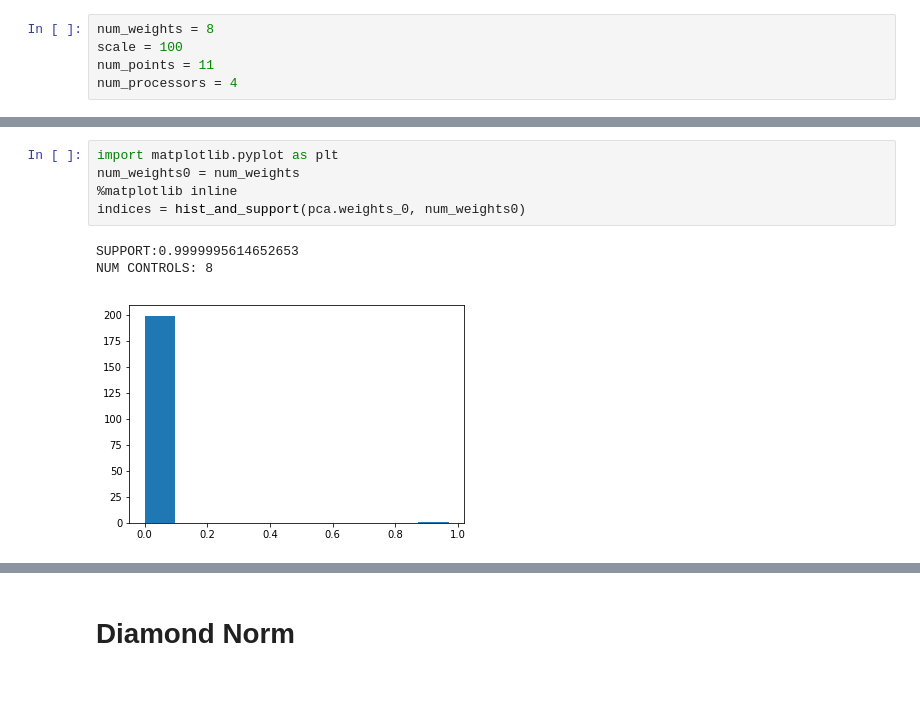
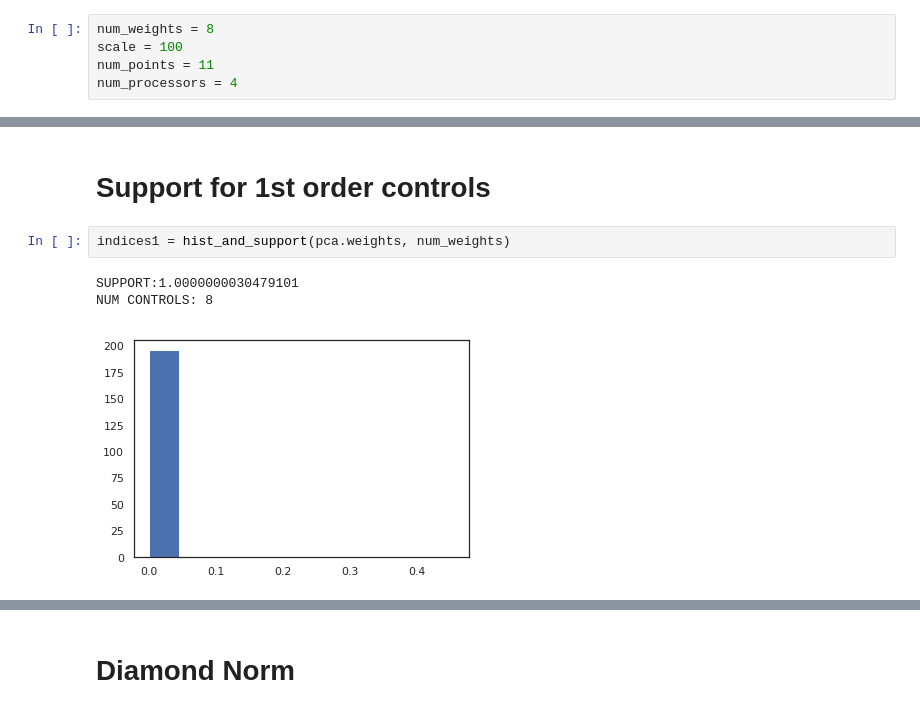
Before and after one commit to ampolloreno/decorrelating_errors, a Jupyter notebook: code/Quadratic Programs Working (sqrtX).ipynb, the cells around one changed output, grey strips where cells are left out. Cells and saved outputs as stored; diff of their text form; blank space fills up the shorter version.

```diff
--- a/code/Quadratic Programs Working (sqrtX).ipynb
+++ b/code/Quadratic Programs Working (sqrtX).ipynb
@@ -269,10 +306,9 @@ DOING COMBO [1e-05, 8.000000000000003e-06]
-# %%
-import matplotlib.pyplot as plt
-num_weights0 = num_weights
-%matplotlib inline
-indices = hist_and_support(pca.weights_0, num_weights0)
-# %% [output]
-SUPPORT:0.9999995614652653
-NUM CONTROLS: 8
-[figure, removed]
+# %% [markdown]
+# Support for 1st order controls
+# %%
+indices1 = hist_and_support(pca.weights, num_weights)
+# %% [output]
+SUPPORT:1.0000000030479101
+NUM CONTROLS: 8
+[figure, added]
 # %%
```
Also changed, not shown: parts of 13 cells of this notebook, 13 other files.
